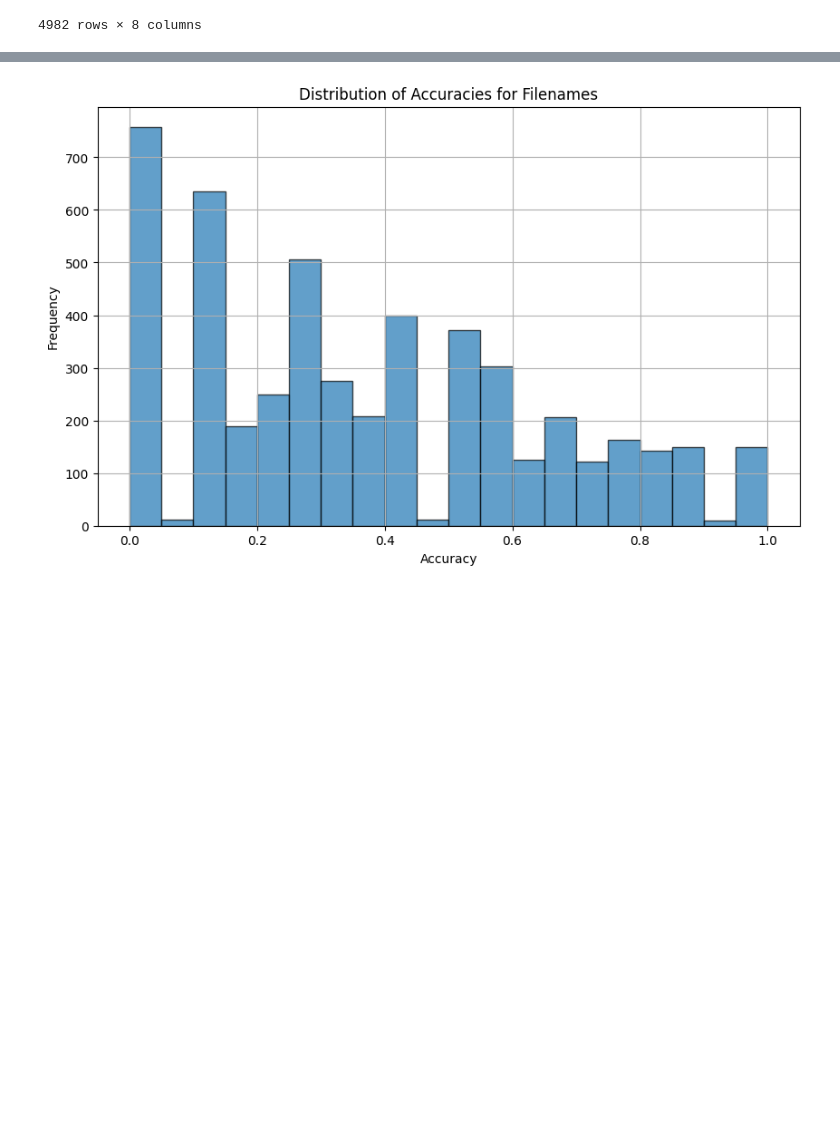
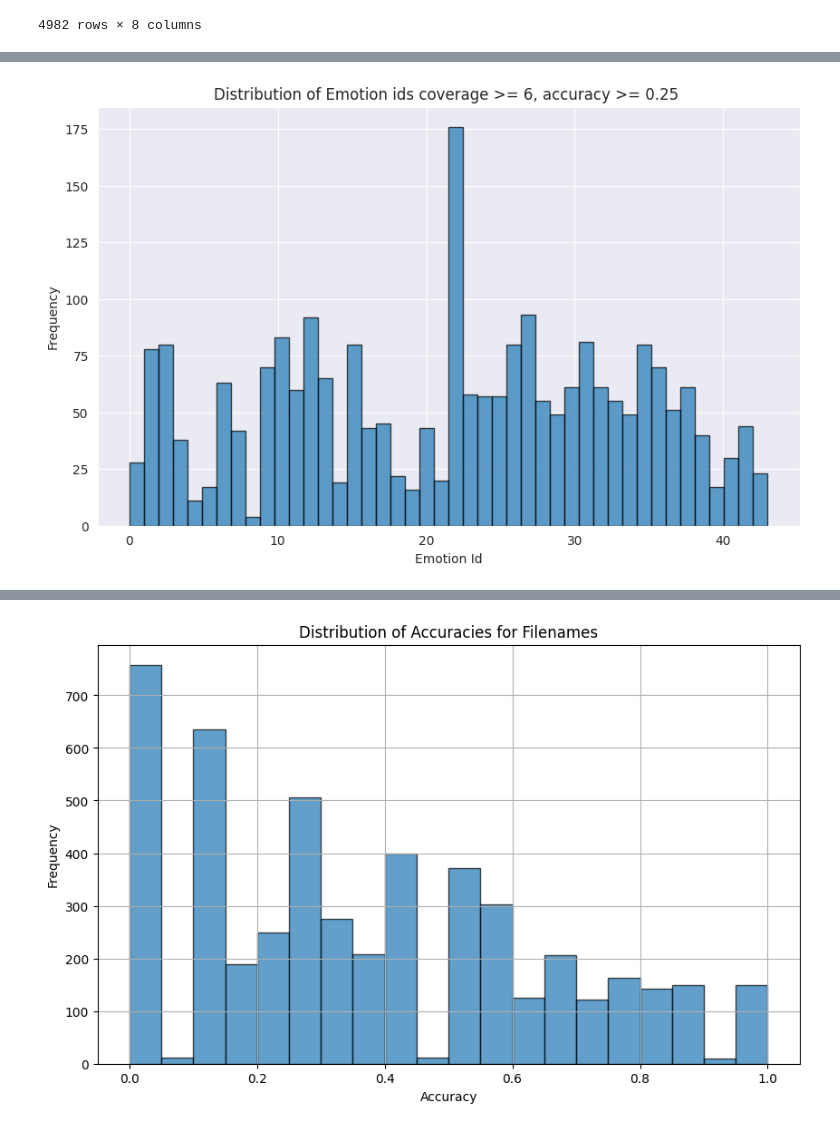
Before and after one commit to timlac/reco-response-analysis, a Jupyter notebook: accuracy_by_segment.ipynb, the cells around one changed output, grey strips where cells are left out. Drawn from its saved outputs; the diff is of its cells as text; code cells hidden in the pictures; blank space fills up the shorter version.

```diff
--- a/accuracy_by_segment.ipynb
+++ b/accuracy_by_segment.ipynb
@@ -245,0 +255,15 @@ accuracy_df
+# %%
+# Function to perform the one-sided binomial test
+def perform_binomial_test(row):
+    alpha = 0.05
+    p_expected = 1/11
+
+    n = row['coverage']
+    x = row['n_correct_answers']
+
+    # Perform the one-sided binomial test (greater than chance)
+    p_value = stats.binom_test(x, n, p_expected, alternative='greater')
+
+    return p_value
+# %%
+accuracy_df['p_value_greater'] = accuracy_df.apply(perform_binomial_test, axis=1)
@@ -245,0 +340,4 @@ accuracy_df
+# %%
+accuracy_df['p_value_greater'] = accuracy_df.apply(perform_binomial_test, axis=1)
+# %%
+accuracy_df_p_value_greater = accuracy_df[accuracy_df["p_value_greater"] <= 0.08]
@@ -245,0 +392,15 @@ accuracy_df
+# %%
+# Create a histogram of accuracies
+plt.figure(figsize=(10, 6))
+plt.hist(accuracy_df_p_value_greater["emotion_id"], bins=44, edgecolor='k', alpha=0.7)
+
+# Customize the plot
+plt.title("Distribution of Emotion ids coverage >= 6, accuracy >= 0.25 ")
+plt.xlabel("Emotion Id")
+plt.ylabel("Frequency")
+plt.grid(True)
+
+# Show the plot
+plt.show()
+# %% [output]
+[figure, added]
```
Also changed, not shown: parts of 28 cells of this notebook, 15 other files.
